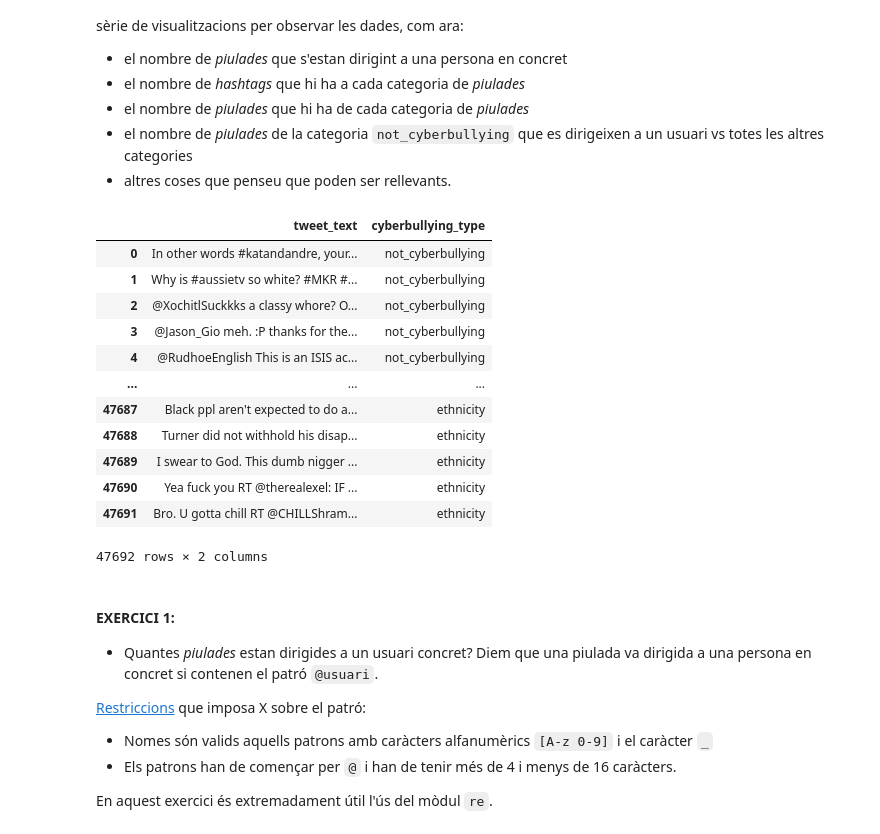
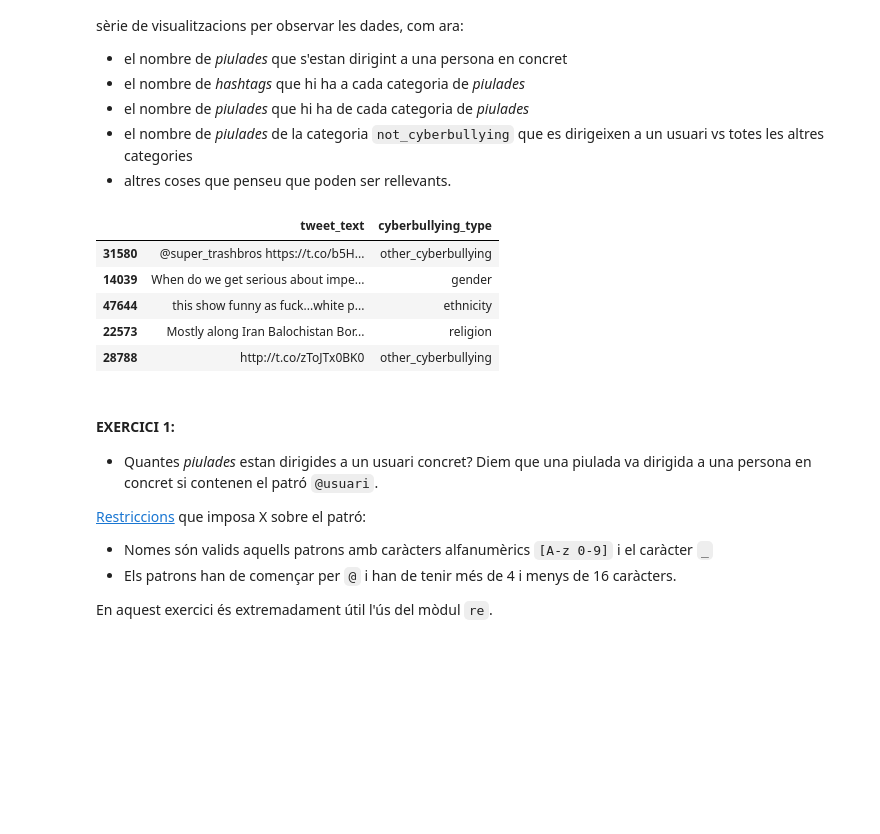
Before and after one commit to neorefraction/Universitat-Barcelona, a Jupyter notebook: Tercero/TNUI/P3/deliverable.ipynb, the cells around one changed output. Drawn from its saved outputs; the diff is of its cells as text; code cells hidden in the pictures; blank space fills up the shorter version.

```diff
--- a/Tercero/TNUI/P3/deliverable.ipynb
+++ b/Tercero/TNUI/P3/deliverable.ipynb
@@ -82,7 +82,7 @@ from collections import defaultdict
 
 %matplotlib inline
 # %%
-df = pd.read_csv('data/cyberbullying_tweets.csv', )
+df = pd.read_csv('data/cyberbullying_tweets.csv', encoding='utf-8')
 df
 # %% [output]
 |  | tweet_text | cyberbullying_type |
@@ -162,20 +165,12 @@ El primer que haurem de fer és analitzar les dades per veure una mica com són.
 # %%
 df_tweets_train.head()
-df
 # %% [output]
 |  | tweet_text | cyberbullying_type |
-| 0 | In other words #katandandre, your... | not_cyberbullying |
-| 1 | Why is #aussietv so white? #MKR #... | not_cyberbullying |
-| 2 | @XochitlSuckkks a classy whore? O... | not_cyberbullying |
-| 3 | @Jason_Gio meh. :P thanks for the... | not_cyberbullying |
-| 4 | @RudhoeEnglish This is an ISIS ac... | not_cyberbullying |
-| ... | ... | ... |
-| 47687 | Black ppl aren't expected to do a... | ethnicity |
-| 47688 | Turner did not withhold his disap... | ethnicity |
-| 47689 | I swear to God. This dumb nigger ... | ethnicity |
-| 47690 | Yea fuck you RT @therealexel: IF ... | ethnicity |
-| 47691 | Bro. U gotta chill RT @CHILLShram... | ethnicity |
+| 31580 | @super_trashbros https://t.co/b5H... | other_cyberbullying |
+| 14039 | When do we get serious about impe... | gender |
+| 47644 | this show funny as fuck...white p... | ethnicity |
+| 22573 | Mostly along Iran Balochistan Bor... | religion |
+| 28788 | http://t.co/zToJTx0BK0 | other_cyberbullying |
-47692 rows × 2 columns
 # %% [markdown]
 #### **EXERCICI 1:**
 
```
Also changed, not shown: parts of 19 cells of this notebook, 16 other files.
